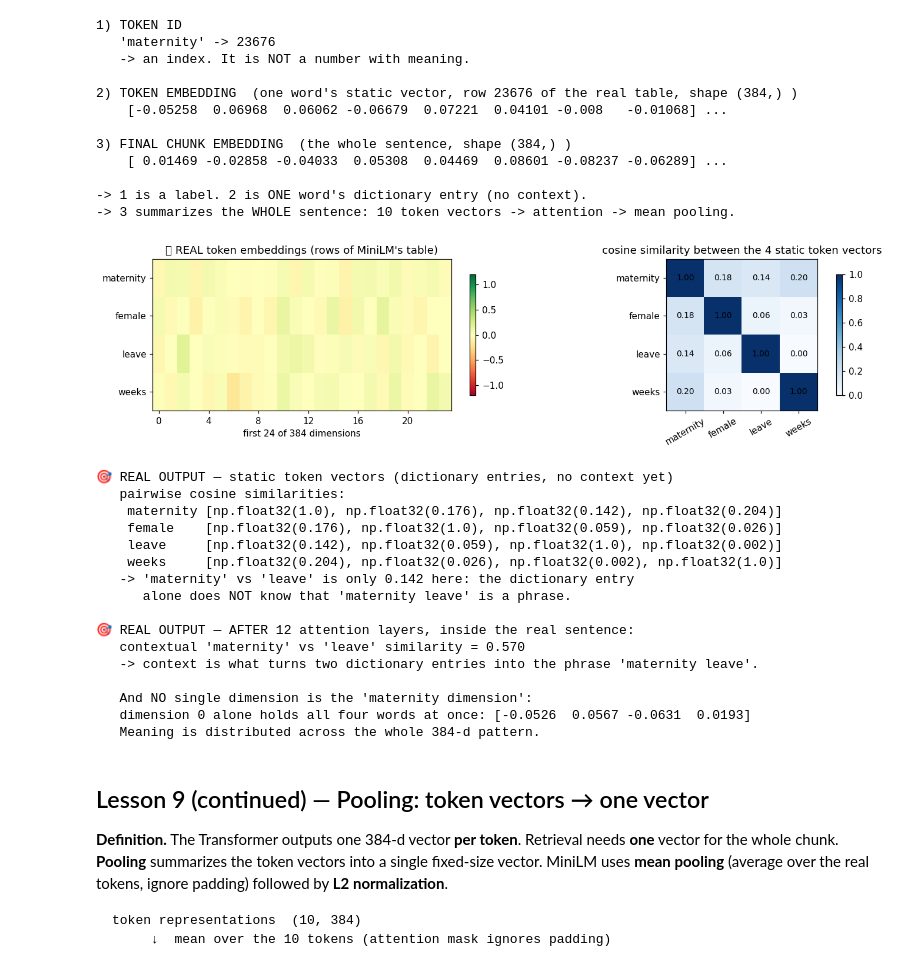
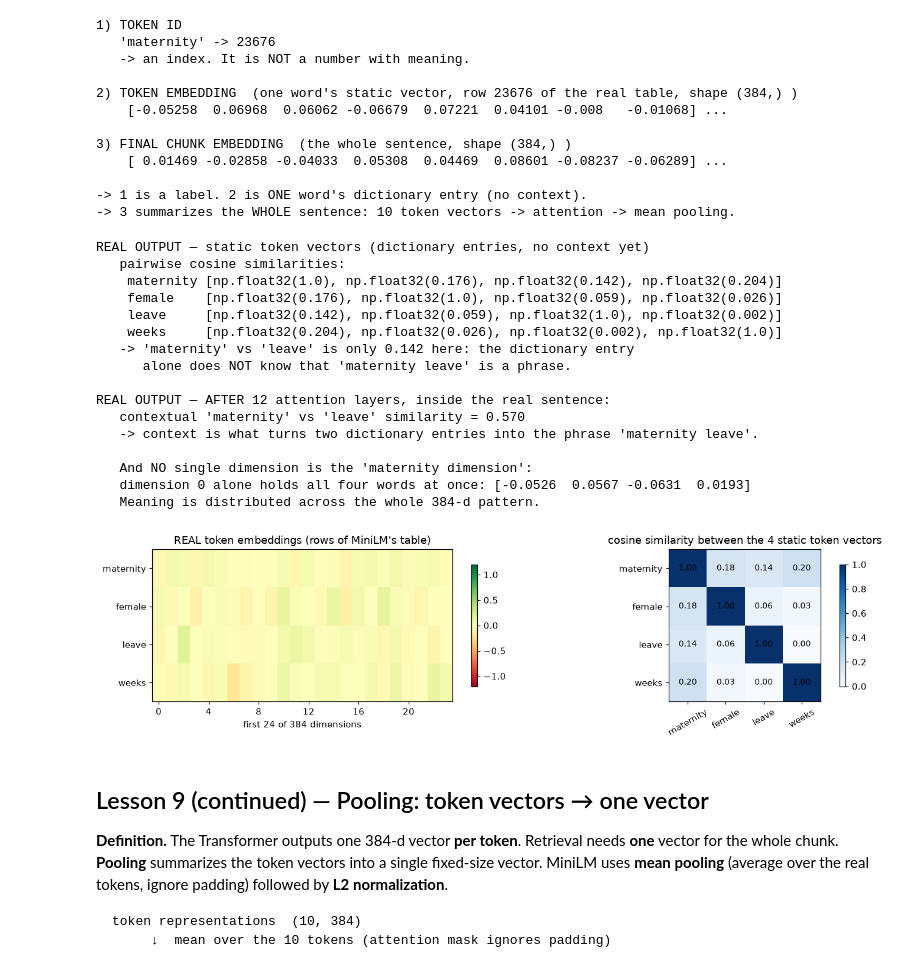
Before and after one commit to AjmalDanish/mini-rag-learning-lab, a Jupyter notebook: Mini_RAG_Learning_Lab.ipynb, the cells around one changed output. Saved outputs shown, nothing was run; the diff lists cells and outputs as text; code cells hidden in the pictures.

```diff
--- a/Mini_RAG_Learning_Lab.ipynb
+++ b/Mini_RAG_Learning_Lab.ipynb
@@ -1135,7 +1140,7 @@ print("-> 3 summarizes the WHOLE sentence: 10 token vectors -> attention -> mean
 -> 1 is a label. 2 is ONE word's dictionary entry (no context).
 -> 3 summarizes the WHOLE sentence: 10 token vectors -> attention -> mean pooling.
 # %%
-# 📊 Distributed representations: 4 real token vectors from MiniLM's embedding table
+# Distributed representations: 4 real token vectors from MiniLM's embedding table
 from sklearn.metrics.pairwise import cosine_similarity
 
 words = ["maternity", "female", "leave", "weeks"]
@@ -1150,58 +1155,58 @@ im = axes[0].imshow(word_vecs[:, :24], cmap="RdYlGn", vmin=-1.2, vmax=1.2, aspec
 axes[0].set_xticks(range(0, 24, 4))
 axes[0].set_xlabel("first 24 of 384 dimensions")
 axes[0].set_yticks(range(4)); axes[0].set_yticklabels(words)
-axes[0].set_title("🎯 REAL token embeddings (rows of MiniLM's table)")
+axes[0].set_title("REAL token embeddings (rows of MiniLM's table)")
 plt.colorbar(im, ax=axes[0], shrink=0.8)
 im2 = axes[1].imshow(sims, cmap="Blues", vmin=0, vmax=1)
 axes[1].set_xticks(range(4)); axes[1].set_xticklabels(words, rotation=30)
 axes[1].set_yticks(range(4)); axes[1].set_yticklabels(words)
 axes[1].set_title("cosine similarity between the 4 static token vectors")
 for r in range(4):
     for c in range(4):
         axes[1].text(c, r, f"{sims[r, c]:.2f}", ha="center", va="center", fontsize=9)
 plt.colorbar(im2, ax=axes[1], shrink=0.8)
 plt.tight_layout(); plt.show()
 
-print("🎯 REAL OUTPUT — static token vectors (dictionary entries, no context yet)")
+print("REAL OUTPUT — static token vectors (dictionary entries, no context yet)")
 print("   pairwise cosine similarities:")
 for a in range(4):
     print("   ", words[a].ljust(9), [round(sims[a, b], 3) for b in range(4)])
 print("   -> 'maternity' vs 'leave' is only", round(sims[0, 2], 3), "here: the dictionary entry")
 print("      alone does NOT know that 'maternity leave' is a phrase.")
 
 # ---- after the Transformer: do the SAME two words become related? ----
 enc = tokenizer(text, return_tensors="pt")
 with torch.no_grad():
     out = model[0].auto_model(**enc)
 ctx = out.last_hidden_state[0].numpy()               # (T, 384) contextual vectors
 toks = tokenizer.convert_ids_to_tokens(enc["input_ids"][0])
 i_mat, i_leave = toks.index("maternity"), toks.index("leave")
 ctx_sim = cosine_similarity([ctx[i_mat]], [ctx[i_leave]])[0, 0]
-print(f"\n🎯 REAL OUTPUT — AFTER 12 attention layers, inside the real sentence:")
+print(f"\nREAL OUTPUT — AFTER 12 attention layers, inside the real sentence:")
 print(f"   contextual 'maternity' vs 'leave' similarity = {ctx_sim:.3f}")
 print("   -> context is what turns two dictionary entries into the phrase 'maternity leave'.")
 print()
 print("   And NO single dimension is the 'maternity dimension':")
 print("   dimension 0 alone holds all four words at once:", np.round(word_vecs[:, 0], 4))
 print("   Meaning is distributed across the whole 384-d pattern.")
 # %% [output]
+REAL OUTPUT — static token vectors (dictionary entries, no context yet)
+   pairwise cosine similarities:
+    maternity [np.float32(1.0), np.float32(0.176), np.float32(0.142), np.float32(0.204)]
+    female    [np.float32(0.176), np.float32(1.0), np.float32(0.059), np.float32(0.026)]
+    leave     [np.float32(0.142), np.float32(0.059), np.float32(1.0), np.float32(0.002)]
+    weeks     [np.float32(0.204), np.float32(0.026), np.float32(0.002), np.float32(1.0)]
+   -> 'maternity' vs 'leave' is only 0.142 here: the dictionary entry
+      alone does NOT know that 'maternity leave' is a phrase.
+
+REAL OUTPUT — AFTER 12 attention layers, inside the real sentence:
+   contextual 'maternity' vs 'leave' similarity = 0.570
+   -> context is what turns two dictionary entries into the phrase 'maternity leave'.
+
+   And NO single dimension is the 'maternity dimension':
+   dimension 0 alone holds all four words at once: [-0.0526  0.0567 -0.0631  0.0193]
+   Meaning is distributed across the whole 384-d pattern.
-[figure, old version]
+[figure, new version]
-🎯 REAL OUTPUT — static token vectors (dictionary entries, no context yet)
-   pairwise cosine similarities:
-    maternity [np.float32(1.0), np.float32(0.176), np.float32(0.142), np.float32(0.204)]
-    female    [np.float32(0.176), np.float32(1.0), np.float32(0.059), np.float32(0.026)]
-    leave     [np.float32(0.142), np.float32(0.059), np.float32(1.0), np.float32(0.002)]
-    weeks     [np.float32(0.204), np.float32(0.026), np.float32(0.002), np.float32(1.0)]
-   -> 'maternity' vs 'leave' is only 0.142 here: the dictionary entry
-      alone does NOT know that 'maternity leave' is a phrase.
-
-🎯 REAL OUTPUT — AFTER 12 attention layers, inside the real sentence:
-   contextual 'maternity' vs 'leave' similarity = 0.570
-   -> context is what turns two dictionary entries into the phrase 'maternity leave'.
-
-   And NO single dimension is the 'maternity dimension':
-   dimension 0 alone holds all four words at once: [-0.0526  0.0567 -0.0631  0.0193]
-   Meaning is distributed across the whole 384-d pattern.
 # %% [markdown]
 ## Lesson 9 (continued) — Pooling: token vectors → one vector
 
```
Also changed, not shown: parts of 45 cells of this notebook, 1 other file.
